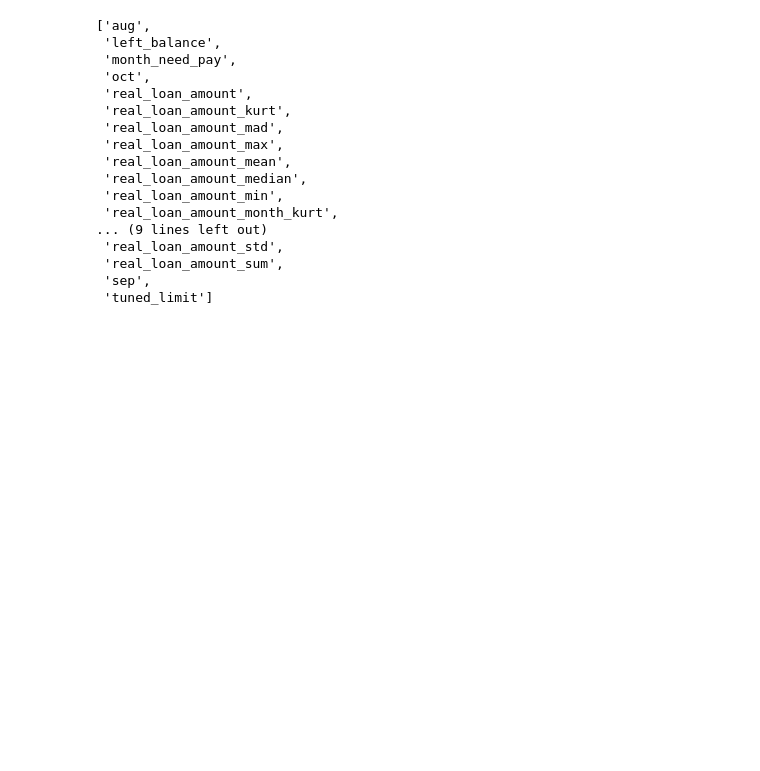
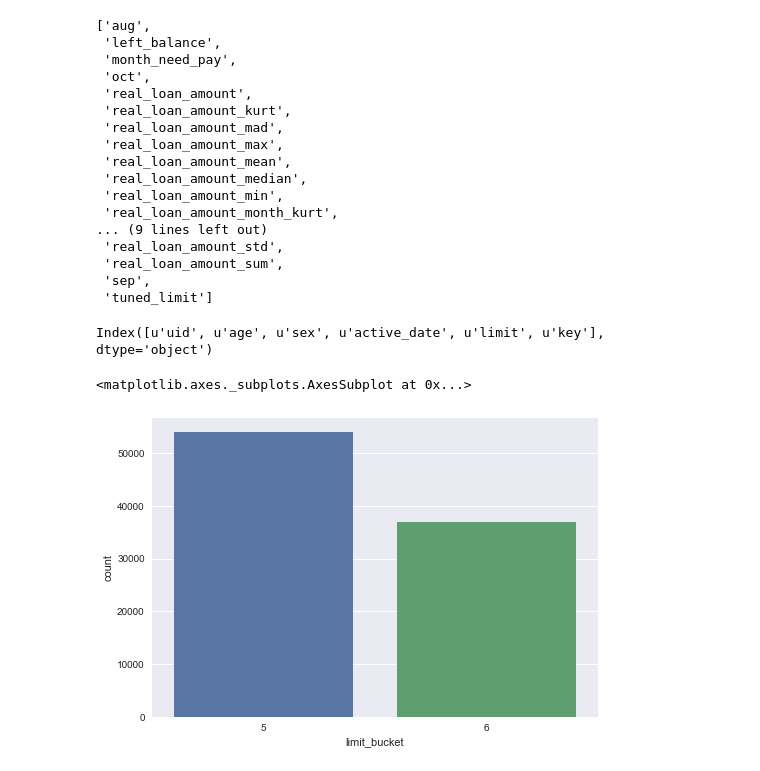
Before and after one commit to fengchuimuhua/fantasy, a Jupyter notebook: src/feature/user_agg.ipynb, the cells around one changed output. Cells and saved outputs as stored; diff of their text form; code cells hidden in the pictures; blank space fills up the shorter version.

```diff
--- a/src/feature/user_agg.ipynb
+++ b/src/feature/user_agg.ipynb
@@ -496,3 +496,9 @@ list(train_feature_names)
  'real_loan_amount_sum',
  'sep',
  'tuned_limit']
+# %%
+user_df.columns
+# %% [output]
+Index([u'uid', u'age', u'sex', u'active_date', u'limit', u'key'], dtype='object')
+# %%
+user_df['limit_bucket'] = user_df.limit.astype('int')
@@ -498,0 +507,5 @@ list(train_feature_names)
+# %%
+sns.countplot(user_df.limit_bucket)
+# %% [output]
+<matplotlib.axes._subplots.AxesSubplot at 0x...>
+[figure, added]
```
Also changed, not shown: parts of 15 cells of this notebook, 2 other files.
